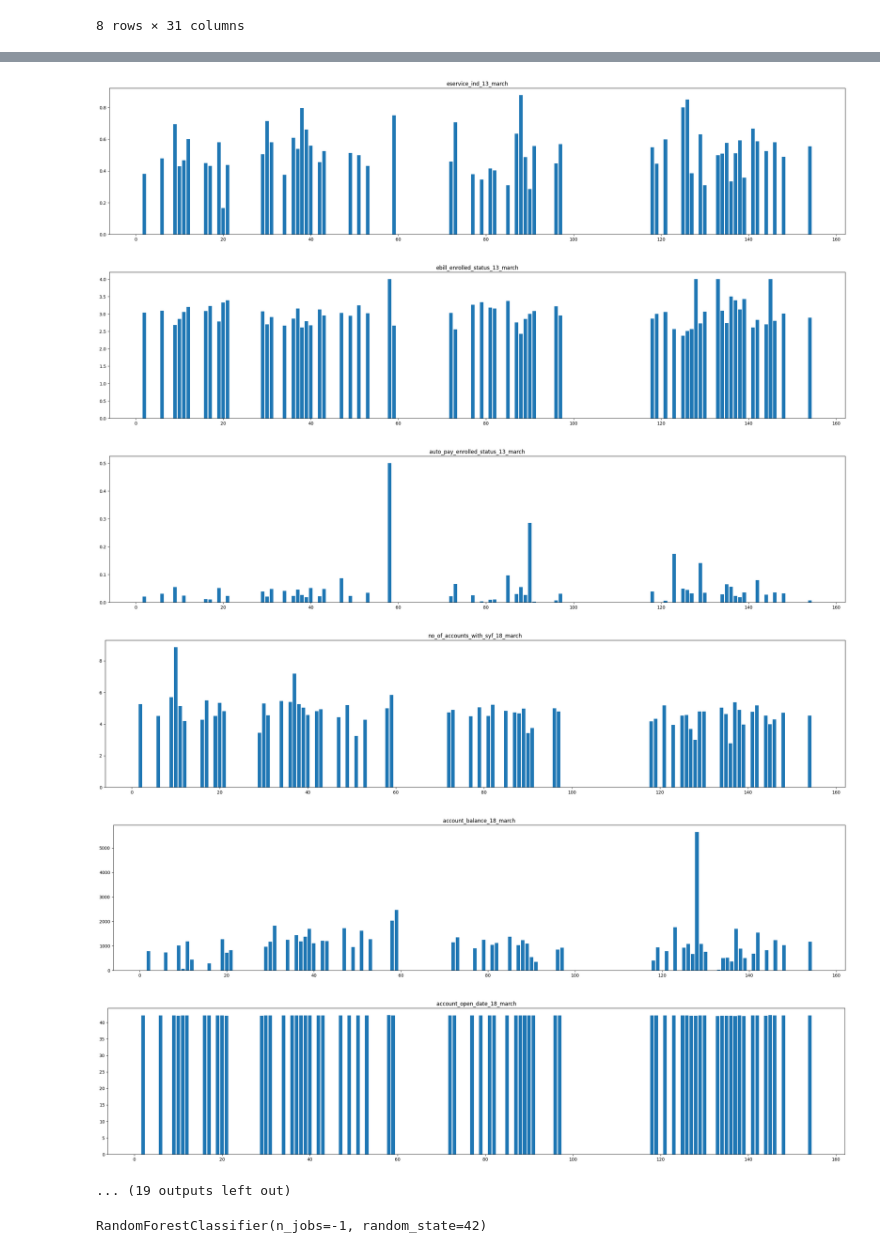
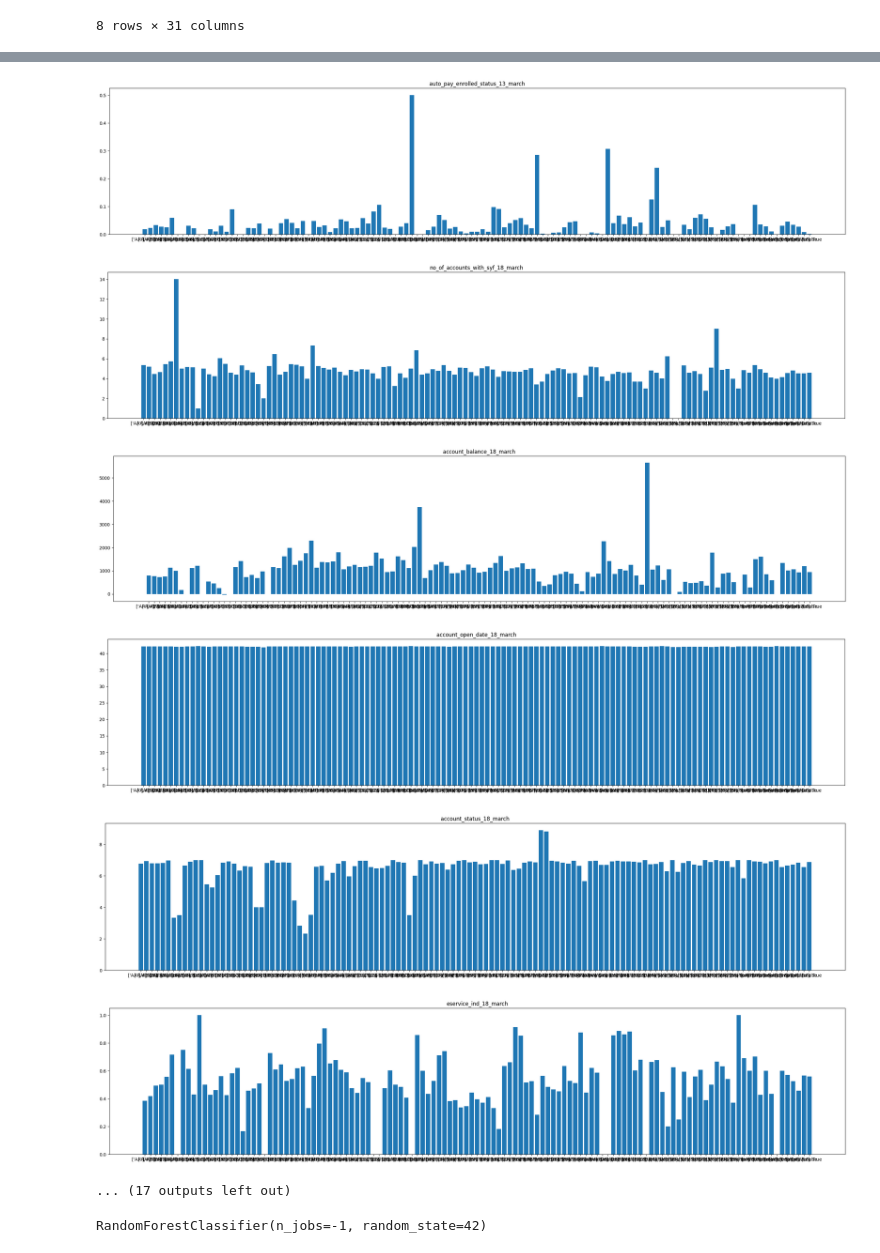
Before and after one commit to sohumsharma484/DataDemons, a Jupyter notebook: explore.ipynb, the cells around one changed output, grey strips where cells are left out. Saved outputs shown, nothing was run; the diff lists cells and outputs as text; code cells hidden in the pictures.

Commit message:
updated graphs

```diff
--- a/explore.ipynb
+++ b/explore.ipynb
@@ -87,6 +87,6 @@ df.dropna().describe()
 | max | 1.005400e+10 | 1.540000e+02 | 1.210000e+02 | 4.000043e+04 | 4.221291e+01 | ... |
 8 rows × 31 columns
 # %%
-agg = df.groupby(["reason"])
+agg = df.groupby(["reason", "resolved"])
 agg.groups
 # %% [output]
@@ -112,6 +112,6 @@ agg_mean
 # %%
-# indices = [f"{index[0]}, {index[1]}" for index in agg_mean.index]
-indices = reason_encoder.inverse_transform(agg_mean.index)
+indices = [f"{reason_encoder.inverse_transform((index[0],))}, {index[1]}" for index in agg_mean.index]
+# indices = reason_encoder.inverse_transform(agg_mean.index)
 for col in agg_mean.columns:
     plt.figure( figsize=(30, 6))
     plt.title(col)
@@ -126,10 +126,10 @@ for col in agg_mean.columns:
-[figure, old version]
+[figure, new version]
-[figure, old version]
+[figure, new version]
-[figure, old version]
+[figure, new version]
-[figure, old version]
+[figure, new version]
-[figure, old version]
+[figure, new version]
-[figure, old version]
+[figure, new version]
-... (19 outputs left out)
+... (17 outputs left out)
 # %%
 from sklearn.model_selection import train_test_split
 from sklearn.ensemble import RandomForestClassifier
```
Also changed, not shown: parts of 3 cells of this notebook.
